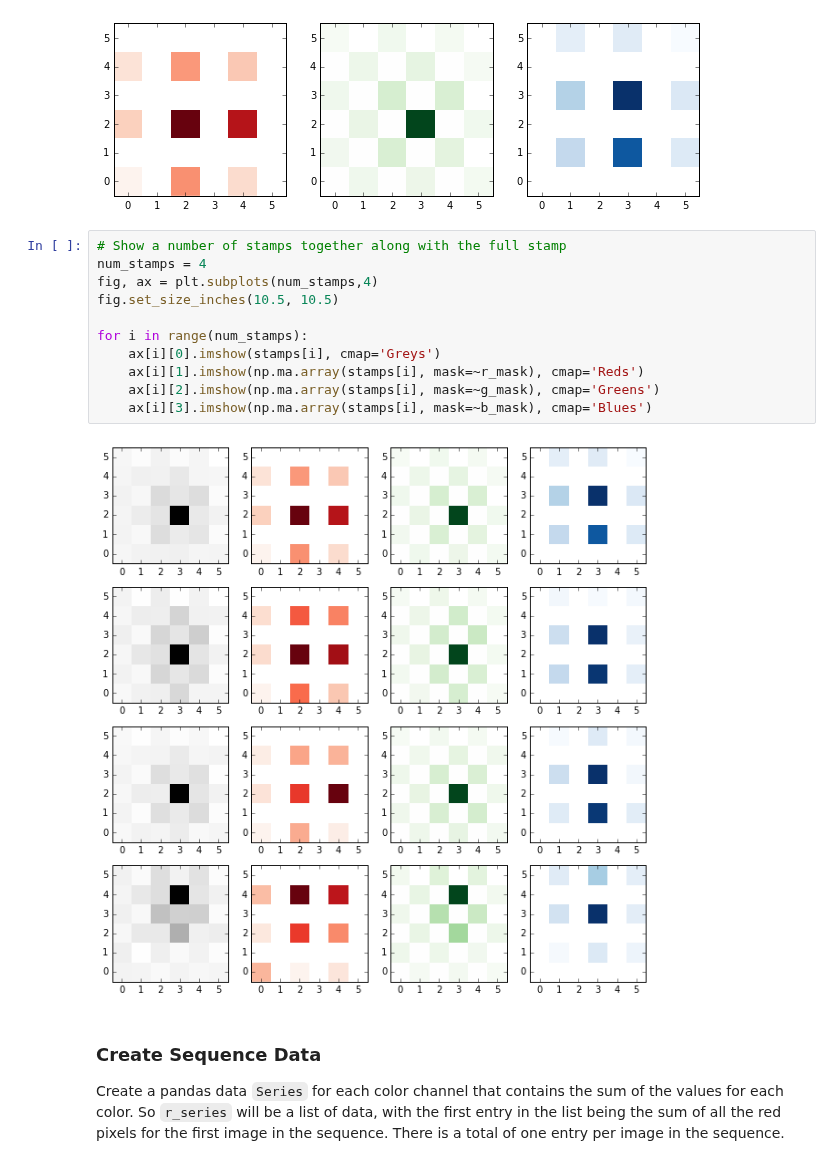
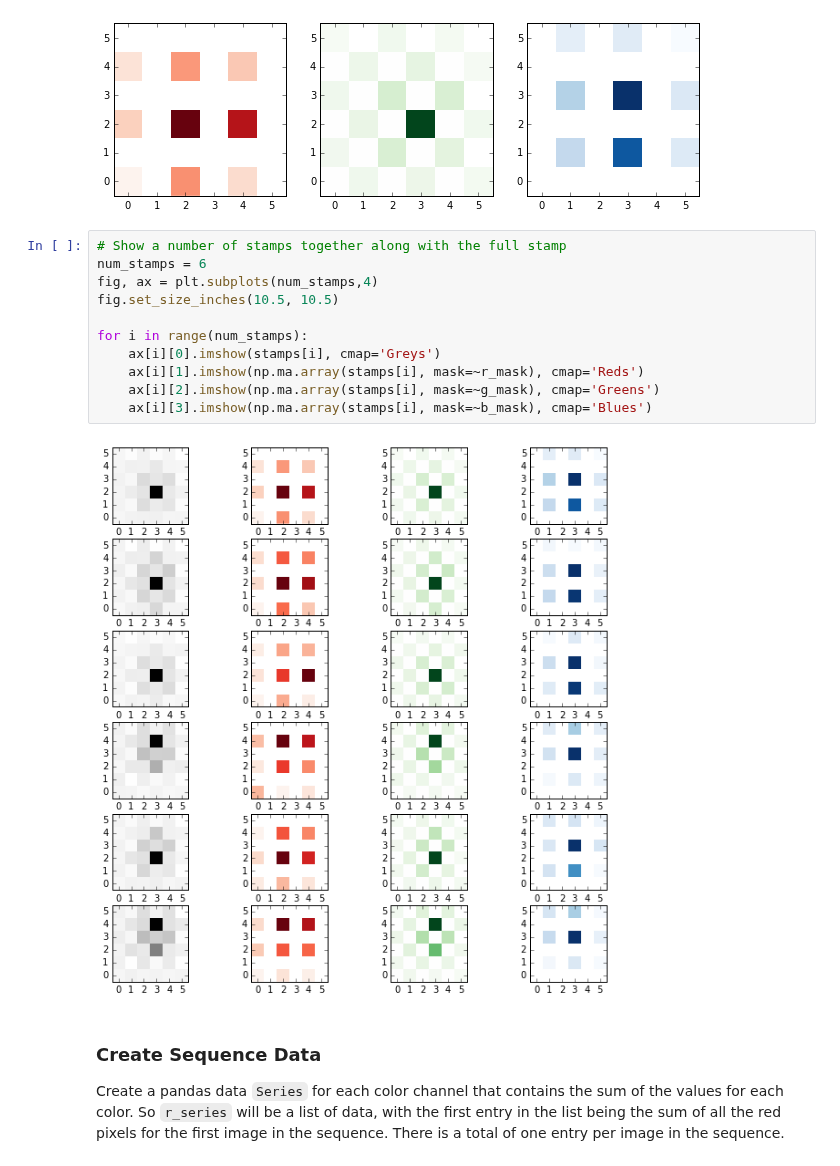
Before and after one commit to panoptes/panoptes-pipeline, a Jupyter notebook: notebooks/PSC & Lightcurves.ipynb, the cells around one changed output. Cells and saved outputs as stored; diff of their text form.

Commit message:
Show first 6 images so you can see where weird spikes are

```diff
--- a/notebooks/PSC & Lightcurves.ipynb
+++ b/notebooks/PSC & Lightcurves.ipynb
@@ -111,17 +112,17 @@ ax3.imshow(b_data, cmap='Blues')
 [figure]
 # %%
 # Show a number of stamps together along with the full stamp
-num_stamps = 4
+num_stamps = 6
 fig, ax = plt.subplots(num_stamps,4)
 fig.set_size_inches(10.5, 10.5)
 
 for i in range(num_stamps):
     ax[i][0].imshow(stamps[i], cmap='Greys')
     ax[i][1].imshow(np.ma.array(stamps[i], mask=~r_mask), cmap='Reds')
     ax[i][2].imshow(np.ma.array(stamps[i], mask=~g_mask), cmap='Greens')
     ax[i][3].imshow(np.ma.array(stamps[i], mask=~b_mask), cmap='Blues')
 # %% [output]
-[figure, old version]
+[figure, new version]
 # %% [markdown]
 ### Create Sequence Data
 
```
Also changed, not shown: parts of 2 cells of this notebook.
